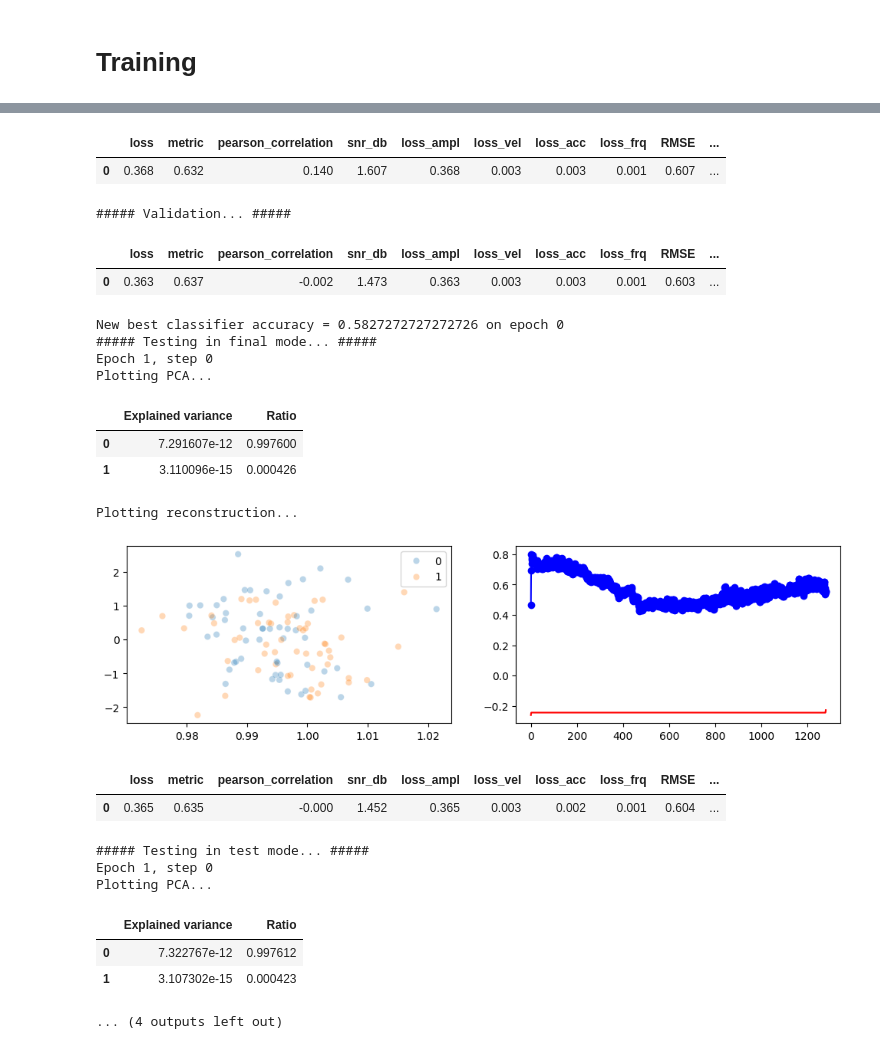
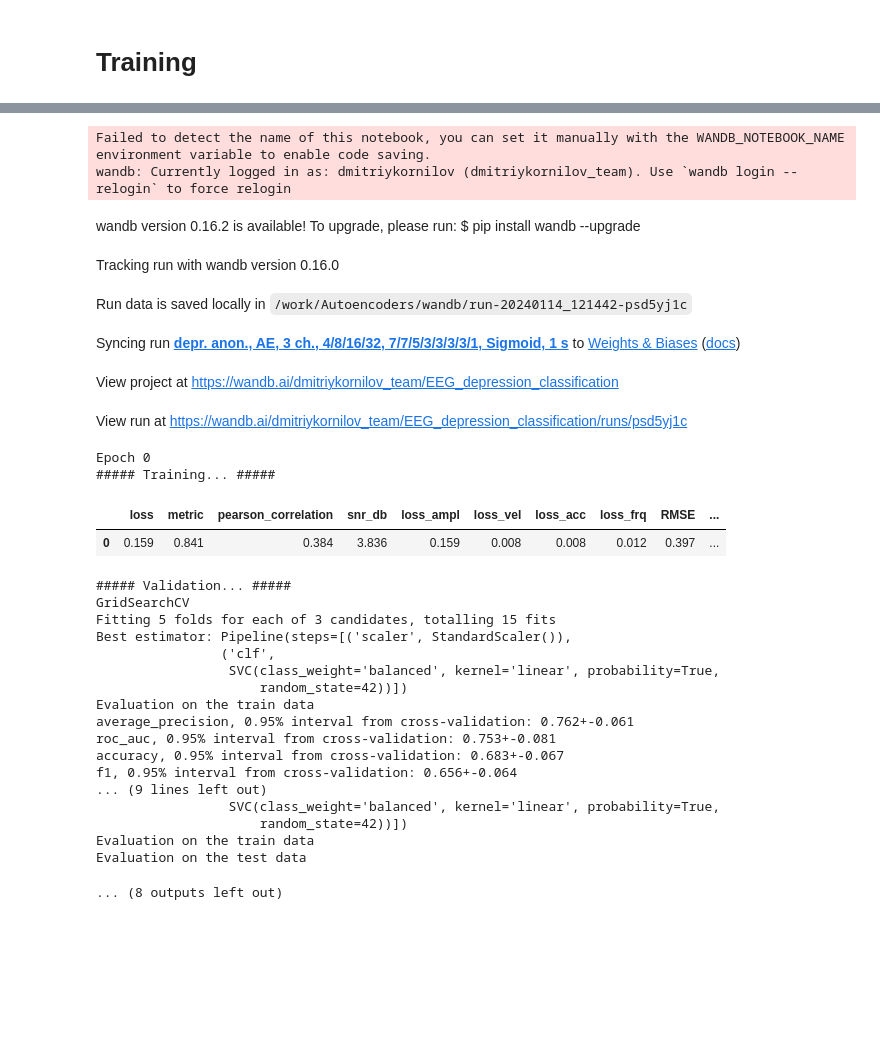
Before and after one commit to dwemer8/Depression_classification_from_EEG, a Jupyter notebook: training.ipynb, the cells around one changed output, grey strips where cells are left out. Saved outputs shown, nothing was run; the diff lists cells and outputs as text; code cells hidden in the pictures; blank space fills up the shorter version.

```diff
--- a/training.ipynb
+++ b/training.ipynb
@@ -267,25 +265,33 @@ default_config = {
 # %% [markdown]
 # Experiments
 # %%
+dc = Config(default_config)
+
 experiments = [
-    default_config,
+    dc.upd({
+        "dataset" : {"dataset_file": DEPR_ANON_DIRECTORY + f"dataset_128_{x}.0.pkl"},
+        "model": {"model_description": f"depr. anon., AE, 3 ch., 4/8/16/32, 7/7/5/3/3/3/3/1, Sigmoid, {x} s"},
+    })
+    for x in [1, 2, 4, 5, 10, 15, 30, 60]
 ]
 # %% [markdown]
 # Training
 # %%
 def train(config, verbose=0):
     try:
-        if config["log_path"] is not None: logfile = open(os.path.join(config["log_path"], config["model"]["model_description"]), "a")
+        if config["log_path"] is not None: logfile = open(os.path.join(config["log_path"], config["model"]["model_description"].replace(" ", "_").replace("/", ".")), "a")
         else: logfile = None
         printLog('#################### ' + config["model"]["model_description"] + ' ####################', logfile=logfile)
+        printLog(json.dumps(config, indent=4), logfile=logfile)
 
         #Data reading
         if verbose - 1 > 0: printLog("Data reading", logfile=logfile)
-        train_set, val_set, test_set = DataReader(
+        reader = DataReader(
             config["dataset"]["dataset_file"],
             dataset_type=config["dataset"]["dataset"],
             verbose=(verbose-1)
-        ).split()
+        )
+        train_set, val_set, test_set = reader.split(val_size=config["dataset"]["val_size"], test_size=config["dataset"]["test_size"])
         chunks_train, chunks_val, chunks_test = train_set["chunk"], val_set["chunk"], test_set["chunk"]
         targets_train, targets_val, targets_test = train_set["target"], val_set["target"], test_set["target"]
 
@@ -331,10 +337,10 @@ def train(config, verbose=0):
         reconstruct_result = model.reconstruct(test_data_point)
         encode_result = model.encode(test_data_point)
         if verbose - 1 > 0:
-            printLog("Test data point shape:", test_data_point.shape, logfile=logfile)
-            printLog("Test inference:", len(inference_result), logfile=logfile)
-            printLog("Test reconstruct:", reconstruct_result.shape, logfile=logfile)
-            printLog("Test encode:", encode_result.shape, logfile=logfile)
+            printLog(f"Test data point shape: {test_data_point.shape}", logfile=logfile)
+            printLog(f"Test inference: {len(inference_result)}", logfile=logfile)
+            printLog(f"Test reconstruct: {reconstruct_result.shape}", logfile=logfile)
+            printLog(f"Test encode: {encode_result.shape}", logfile=logfile)
 
         #optimizer and scheduler
         optimizer = getattr(torch.optim, config["optimizer"]["optimizer"])(model.parameters(), **config["optimizer"]["kwargs"])
@@ -491,6 +497,7 @@ def train(config, verbose=0):
             logfile.close()
         return {}
 # %%
+all_results = []
 for config in experiments:
-    train(config, verbose=1)
+    all_results.append(train(config, verbose=2))
 # %% [output]
@@ -501,23 +532,30 @@ Epoch 0
+Failed to detect the name of this notebook, you can set it manually with the WANDB_NOTEBOOK_NAME environment variable to enable code saving.
+wandb: Currently logged in as: dmitriykornilov (dmitriykornilov_team). Use `wandb login --relogin` to force relogin
+wandb version 0.16.2 is available! To upgrade, please run: $ pip install wandb --upgrade
+Tracking run with wandb version 0.16.0
+Run data is saved locally in /work/Autoencoders/wandb/run-20240114_121442-psd5yj1c
+Syncing run depr. anon., AE, 3 ch., 4/8/16/32, 7/7/5/3/3/3/3/1, Sigmoid, 1 s to Weights & Biases (docs)
+View project at https://wandb.ai/dmitriykornilov_team/EEG_depression_classification
+View run at https://wandb.ai/dmitriykornilov_team/EEG_depression_classification/runs/psd5yj1c
+Epoch 0
+##### Training... #####
 |  | loss | metric | pearson_correlation | snr_db | loss_ampl | loss_vel | loss_acc | loss_frq | RMSE | ... |
-| 0 | 0.368 | 0.632 | 0.140 | 1.607 | 0.368 | 0.003 | 0.003 | 0.001 | 0.607 | ... |
+| 0 | 0.159 | 0.841 | 0.384 | 3.836 | 0.159 | 0.008 | 0.008 | 0.012 | 0.397 | ... |
-##### Validation... #####
-|  | loss | metric | pearson_correlation | snr_db | loss_ampl | loss_vel | loss_acc | loss_frq | RMSE | ... |
-| 0 | 0.363 | 0.637 | -0.002 | 1.473 | 0.363 | 0.003 | 0.003 | 0.001 | 0.603 | ... |
-New best classifier accuracy = 0.5827272727272726 on epoch 0
-##### Testing in final mode... #####
-Epoch 1, step 0
-Plotting PCA...
-|  | Explained variance | Ratio |
-| 0 | 7.291607e-12 | 0.997600 |
-| 1 | 3.110096e-15 | 0.000426 |
-Plotting reconstruction...
+##### Validation... #####
+GridSearchCV
+Fitting 5 folds for each of 3 candidates, totalling 15 fits
+Best estimator: Pipeline(steps=[('scaler', StandardScaler()),
+                ('clf',
+                 SVC(class_weight='balanced', kernel='linear', probability=True,
+                     random_state=42))])
+Evaluation on the train data
+average_precision, 0.95% interval from cross-validation: 0.762+-0.061
+roc_auc, 0.95% interval from cross-validation: 0.753+-0.081
+accuracy, 0.95% interval from cross-validation: 0.683+-0.067
+f1, 0.95% interval from cross-validation: 0.656+-0.064
+... (9 lines left out)
+                 SVC(class_weight='balanced', kernel='linear', probability=True,
+                     random_state=42))])
+Evaluation on the train data
+Evaluation on the test data
-[figure, removed]
-|  | loss | metric | pearson_correlation | snr_db | loss_ampl | loss_vel | loss_acc | loss_frq | RMSE | ... |
-| 0 | 0.365 | 0.635 | -0.000 | 1.452 | 0.365 | 0.003 | 0.002 | 0.001 | 0.604 | ... |
-##### Testing in test mode... #####
-Epoch 1, step 0
-Plotting PCA...
+... (8 outputs left out)
-|  | Explained variance | Ratio |
-| 0 | 7.322767e-12 | 0.997612 |
-| 1 | 3.107302e-15 | 0.000423 |
-... (4 outputs left out)
```
Also changed, not shown: parts of 3 cells of this notebook, 4 other files.
